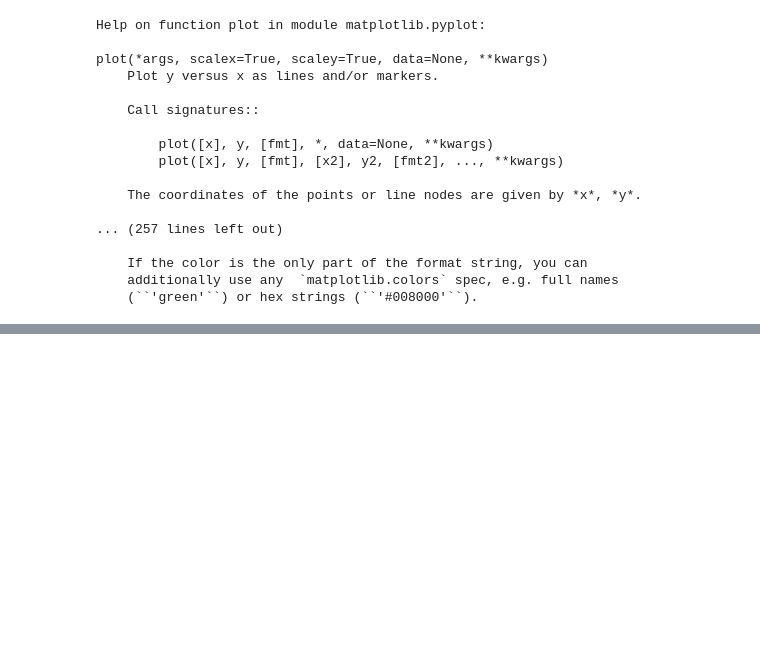
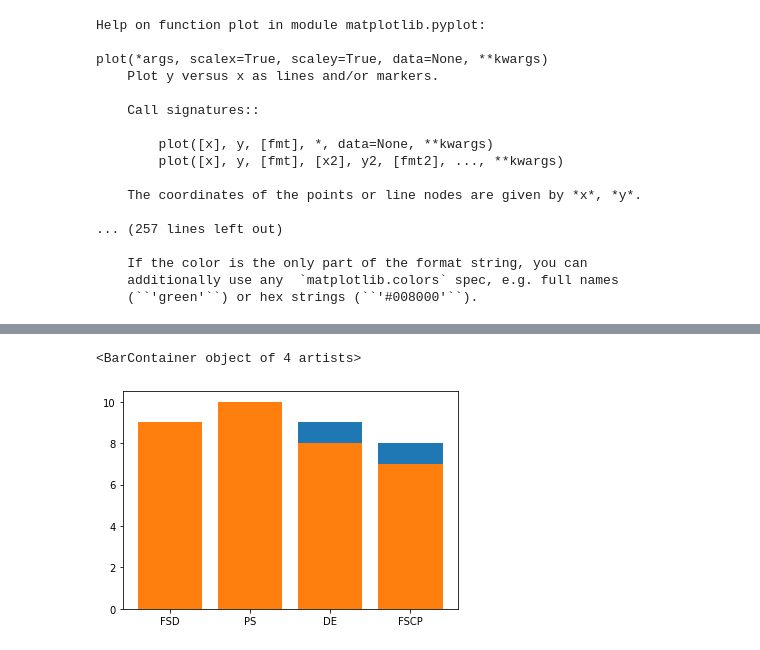
Before and after one commit to kajal-1402-yadav/py, a Jupyter notebook: T4/matplotlib.ipynb, the cells around one changed output, grey strips where cells are left out. Cells and saved outputs as stored; diff of their text form; code cells hidden in the pictures; blank space fills up the shorter version.

```diff
--- a/T4/matplotlib.ipynb
+++ b/T4/matplotlib.ipynb
@@ -113,0 +135,9 @@ plt.scatter(x,y*0.5,color='green')
+# %%
+x=np.array(['FSD','PS','DE','FSCP'])
+y1=np.array([8,10,9,8])
+y2=np.array([9,10,8,7])
+plt.bar(x,y1)
+plt.bar(x,y2)
+# %% [output]
+<BarContainer object of 4 artists>
+[figure, added]
```
Also changed, not shown: parts of 7 cells of this notebook.
